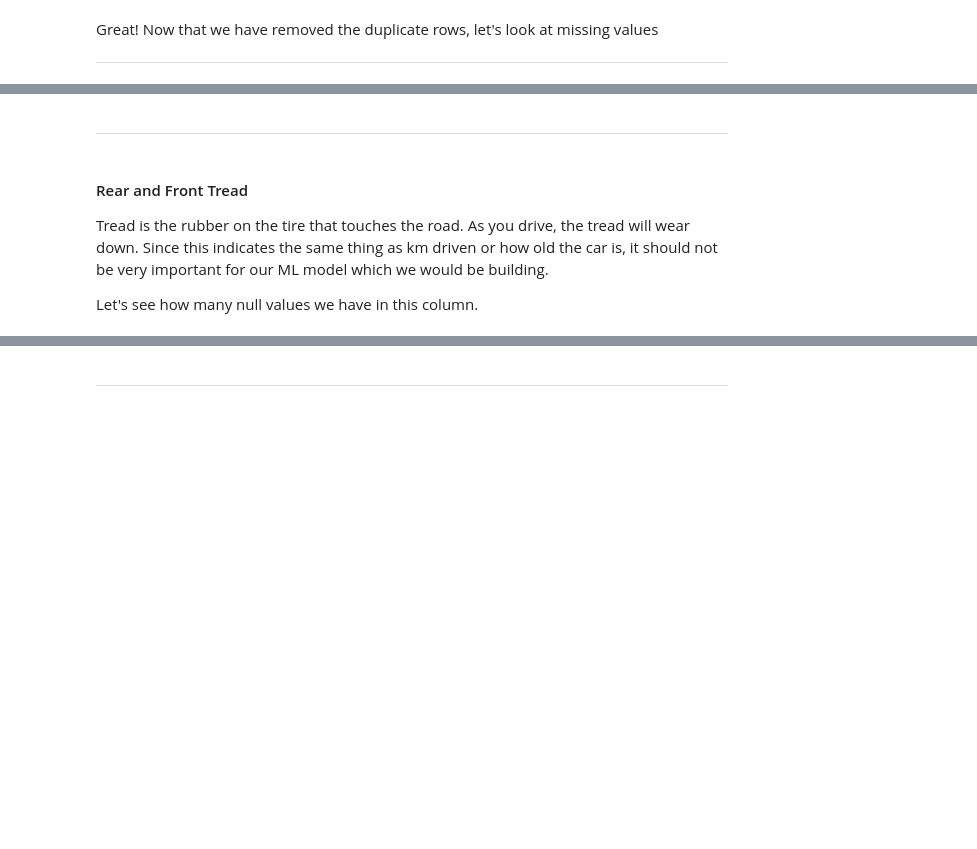
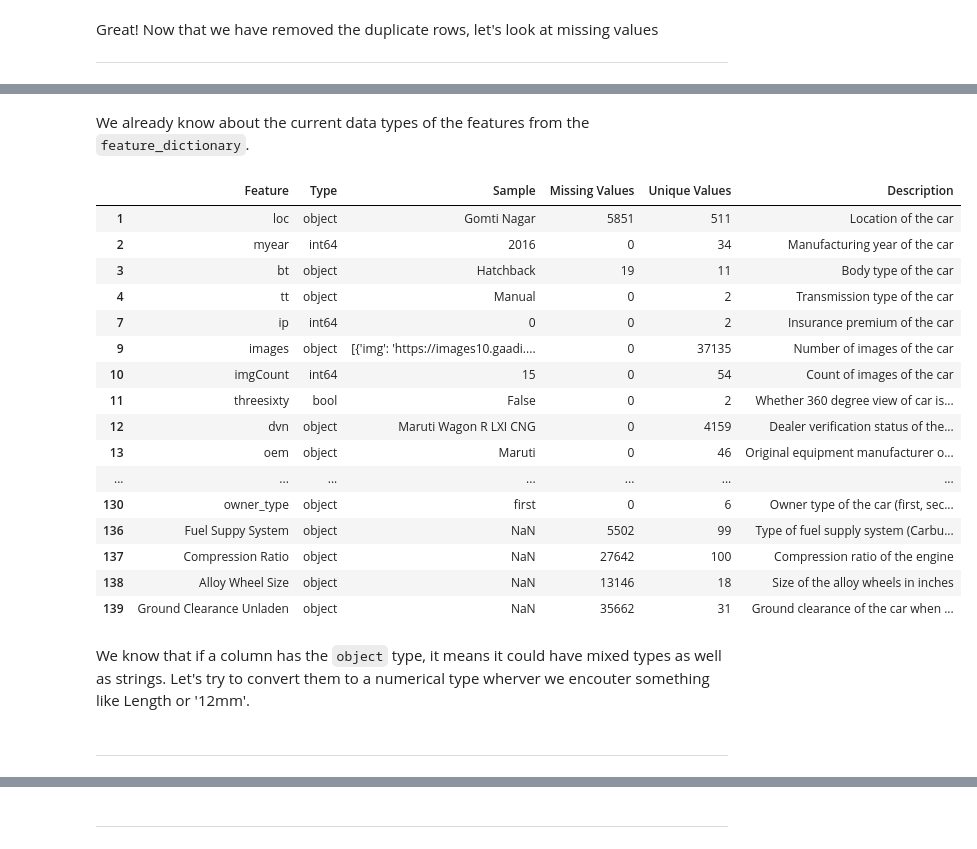
Before and after one commit to chats-bug/Priceless-Wheels, a Jupyter notebook: notebooks/data_cleaning.ipynb, the cells around one changed output, grey strips where cells are left out. Saved outputs shown, nothing was run; the diff lists cells and outputs as text; code cells hidden in the pictures; blank space fills up the shorter version.

````diff
--- a/notebooks/data_cleaning.ipynb
+++ b/notebooks/data_cleaning.ipynb
@@ -66,0 +80,3 @@ memory usage: 39.6+ MB
+# %%
+feature_dictionary = pd.read_csv("/kaggle/input/used-cars-dataset-cardekho/feature_dictionary.csv")
+feature_dictionary
@@ -281,0 +240,31 @@ cars_df2 = cars_df.copy()
+# %% [markdown]
+We already know about the current data types of the features from the ```feature_dictionary```.
+# %%
+# Filter the dataframe to only include the columns_to_keep
+new_feature_dict = feature_dictionary.copy()
+
+# Drop the rows which Feature is not in the columns_to_keep list
+row_index = [i for i, x in enumerate(new_feature_dict['Feature']) if x not in columns_to_keep]
+new_feature_dict.drop(row_index, inplace=True)
+
+new_feature_dict
+# %% [output]
+|  | Feature | Type | Sample | Missing Values | Unique Values | Description |
+| 1 | loc | object | Gomti Nagar | 5851 | 511 | Location of the car |
+| 2 | myear | int64 | 2016 | 0 | 34 | Manufacturing year of the car |
+| 3 | bt | object | Hatchback | 19 | 11 | Body type of the car |
+| 4 | tt | object | Manual | 0 | 2 | Transmission type of the car |
+| 7 | ip | int64 | 0 | 0 | 2 | Insurance premium of the car |
+| 9 | images | object | [{'img': 'https://images10.gaadi.... | 0 | 37135 | Number of images of the car |
+| 10 | imgCount | int64 | 15 | 0 | 54 | Count of images of the car |
+| 11 | threesixty | bool | False | 0 | 2 | Whether 360 degree view of car is... |
+| 12 | dvn | object | Maruti Wagon R LXI CNG | 0 | 4159 | Dealer verification status of the... |
+| 13 | oem | object | Maruti | 0 | 46 | Original equipment manufacturer o... |
+| ... | ... | ... | ... | ... | ... | ... |
+| 130 | owner_type | object | first | 0 | 6 | Owner type of the car (first, sec... |
+| 136 | Fuel Suppy System | object | NaN | 5502 | 99 | Type of fuel supply system (Carbu... |
+| 137 | Compression Ratio | object | NaN | 27642 | 100 | Compression ratio of the engine |
+| 138 | Alloy Wheel Size | object | NaN | 13146 | 18 | Size of the alloy wheels in inches |
+| 139 | Ground Clearance Unladen | object | NaN | 35662 | 31 | Ground clearance of the car when ... |
+# %% [markdown]
+We know that if a column has the ```object``` type, it means it could have mixed types as well as strings. Let's try to convert them to a numerical type wherver we encouter something like Length or '12mm'.
@@ -282,8 +284,2 @@ cars_df2 = cars_df.copy()
 # %% [markdown]
 ---
-# %% [markdown]
-#### Rear and Front Tread
-
-Tread is the rubber on the tire that touches the road. As you drive, the tread will wear down. Since this indicates the same thing as km driven or how old the car is, it should not be very important for our ML model which we would be building.
-
-Let's see how many null values we have in this column.
````
Also changed, not shown: parts of 63 cells of this notebook.
